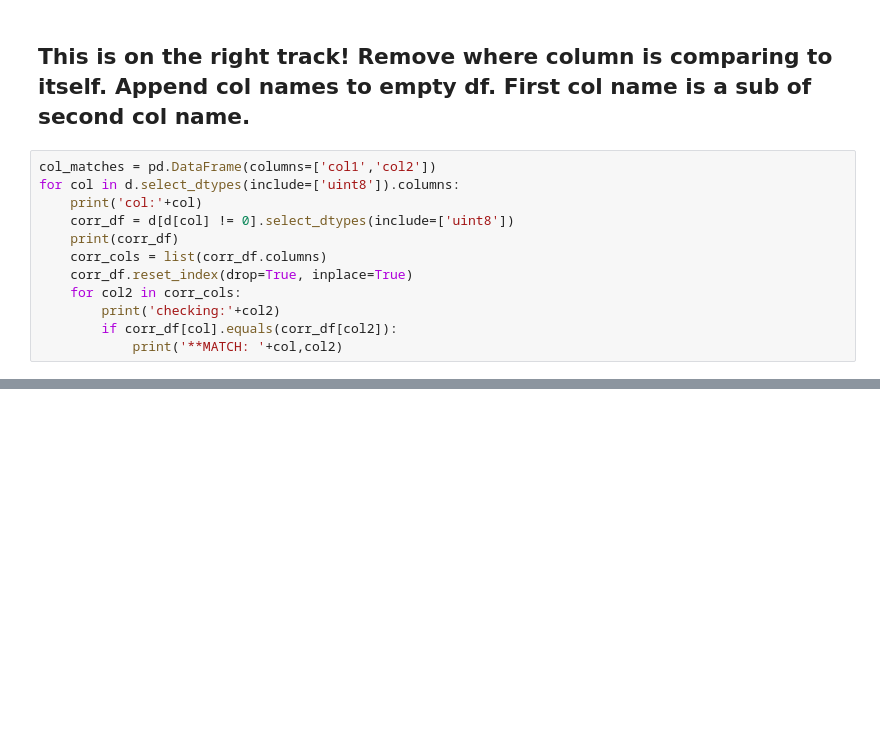
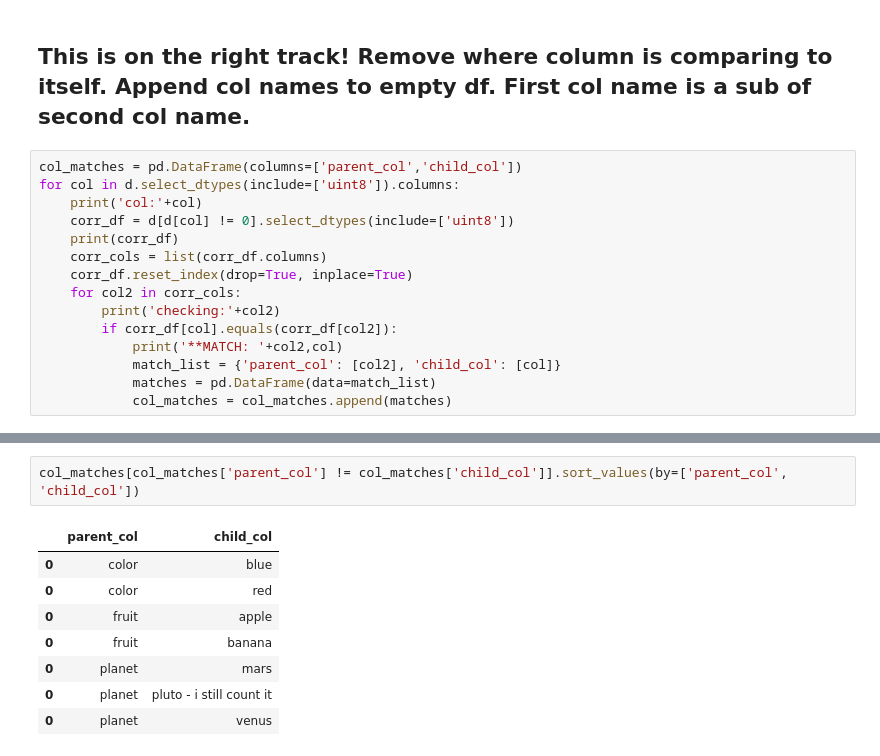
Before and after one commit to josephburton06/Hotel-Bookings, a Jupyter notebook: hotel_bookings.ipynb, the cells around one changed output, grey strips where cells are left out. Saved outputs shown, nothing was run; the diff lists cells and outputs as text; blank space fills up the shorter version.

```diff
--- a/hotel_bookings.ipynb
+++ b/hotel_bookings.ipynb
@@ -447,7 +446,7 @@ True
 # %% [markdown]
 ## This is on the right track!  Remove where column is comparing to itself.  Append col names to empty df.  First col name is a sub of second col name.
 # %%
-col_matches = pd.DataFrame(columns=['col1','col2'])
+col_matches = pd.DataFrame(columns=['parent_col','child_col'])
 for col in d.select_dtypes(include=['uint8']).columns:
     print('col:'+col)
     corr_df = d[d[col] != 0].select_dtypes(include=['uint8'])
@@ -457,5 +456,8 @@ for col in d.select_dtypes(include=['uint8']).columns:
     for col2 in corr_cols:
         print('checking:'+col2)
         if corr_df[col].equals(corr_df[col2]):
-            print('**MATCH: '+col,col2)
+            print('**MATCH: '+col2,col)
+            match_list = {'parent_col': [col2], 'child_col': [col]}
+            matches = pd.DataFrame(data=match_list)
+            col_matches = col_matches.append(matches)
 # %% [output]
@@ -478,0 +485,11 @@ checking:venus
+# %%
+col_matches[col_matches['parent_col'] != col_matches['child_col']].sort_values(by=['parent_col', 'child_col'])
+# %% [output]
+|  | parent_col | child_col |
+| 0 | color | blue |
+| 0 | color | red |
+| 0 | fruit | apple |
+| 0 | fruit | banana |
+| 0 | planet | mars |
+| 0 | planet | pluto - i still count it |
+| 0 | planet | venus |
```
Also changed, not shown: parts of 7 cells of this notebook.
